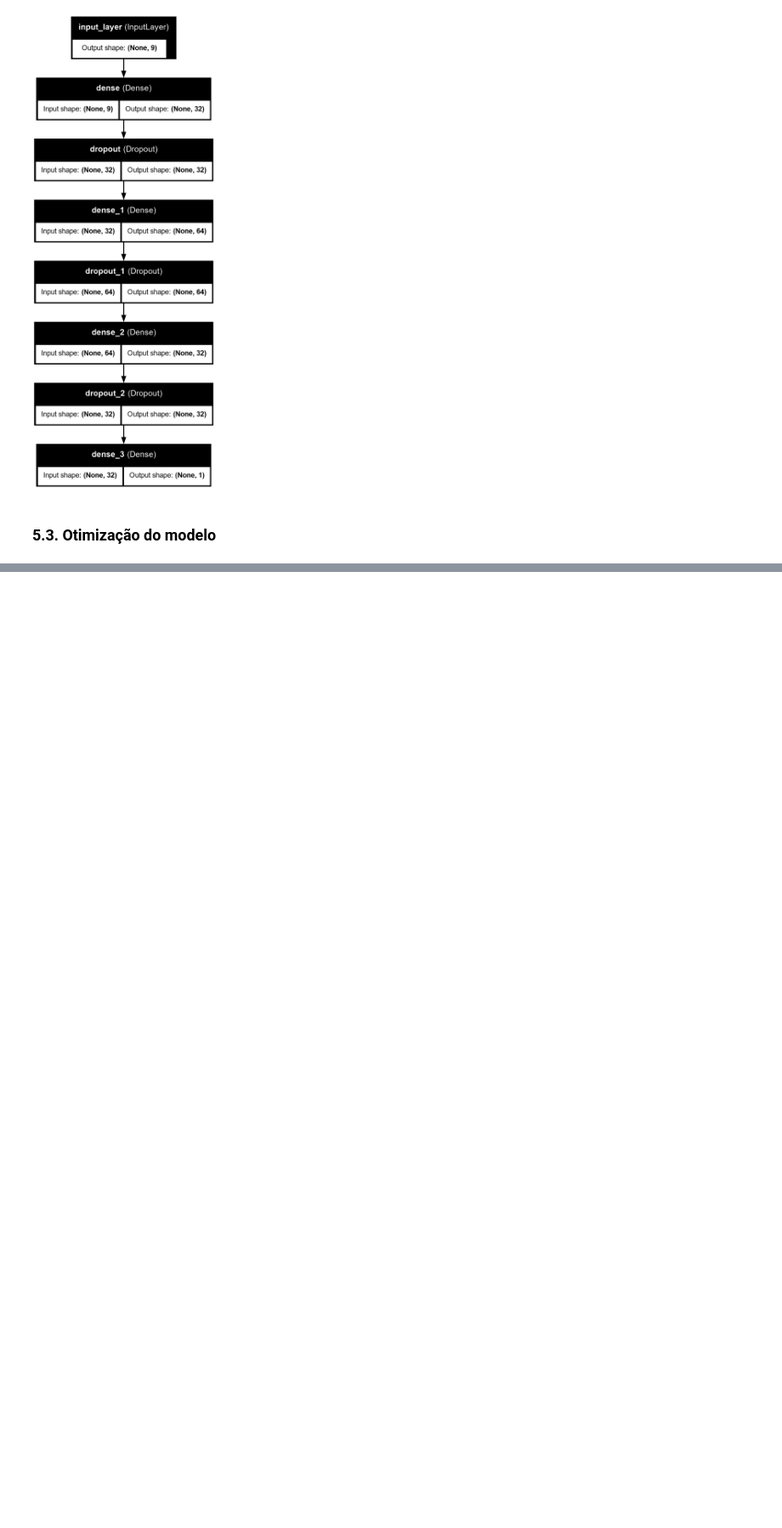
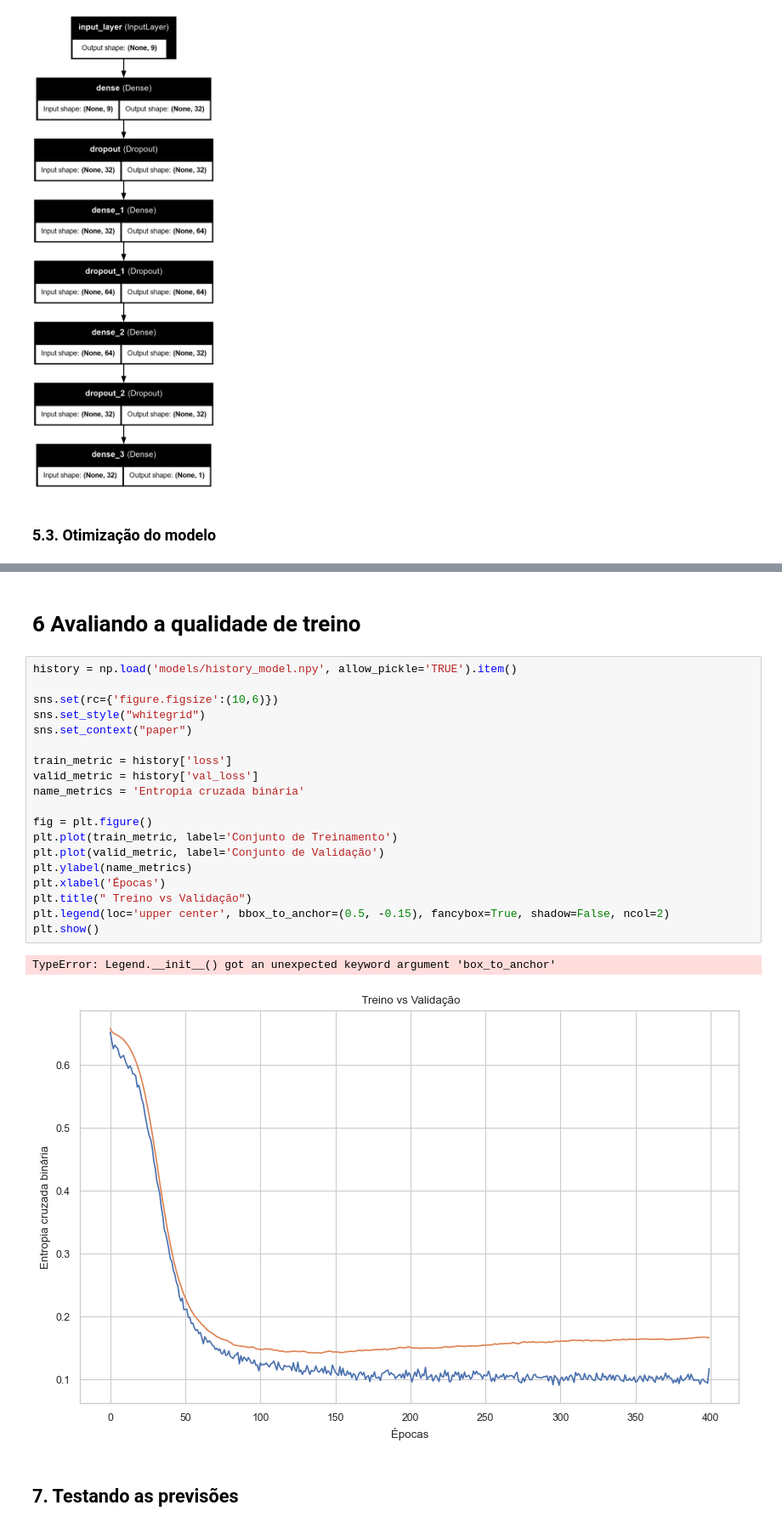
Before and after one commit to SilveiraGustavo/T-picos-Especiais-em-Intelig-ncia-Artificial, a Jupyter notebook: Dnn/DNN_breast_cancer.ipynb, the cells around one changed output, grey strips where cells are left out. Shown: that part at 85% size. Saved outputs shown, nothing was run; the diff lists cells and outputs as text; blank space fills up the shorter version.

```diff
--- a/Dnn/DNN_breast_cancer.ipynb
+++ b/Dnn/DNN_breast_cancer.ipynb
@@ -543,0 +565,26 @@ print("Sucesso!")
+# %% [markdown]
+# 6 Avaliando a qualidade de treino
+# %%
+history = np.load('models/history_model.npy', allow_pickle='TRUE').item()
+
+sns.set(rc={'figure.figsize':(10,6)})
+sns.set_style("whitegrid")
+sns.set_context("paper")
+
+train_metric = history['loss']
+valid_metric = history['val_loss']
+name_metrics = 'Entropia cruzada binária'
+
+fig = plt.figure()
+plt.plot(train_metric, label='Conjunto de Treinamento')
+plt.plot(valid_metric, label='Conjunto de Validação')
+plt.ylabel(name_metrics)
+plt.xlabel('Épocas')
+plt.title(" Treino vs Validação")
+plt.legend(loc='upper center', bbox_to_anchor=(0.5, -0.15), fancybox=True, shadow=False, ncol=2)
+plt.show()
+# %% [output]
+TypeError: Legend.__init__() got an unexpected keyword argument 'box_to_anchor'
+[figure, added]
+# %% [markdown]
+## 7. Testando as previsões
```
Also changed, not shown: parts of 7 cells of this notebook.
